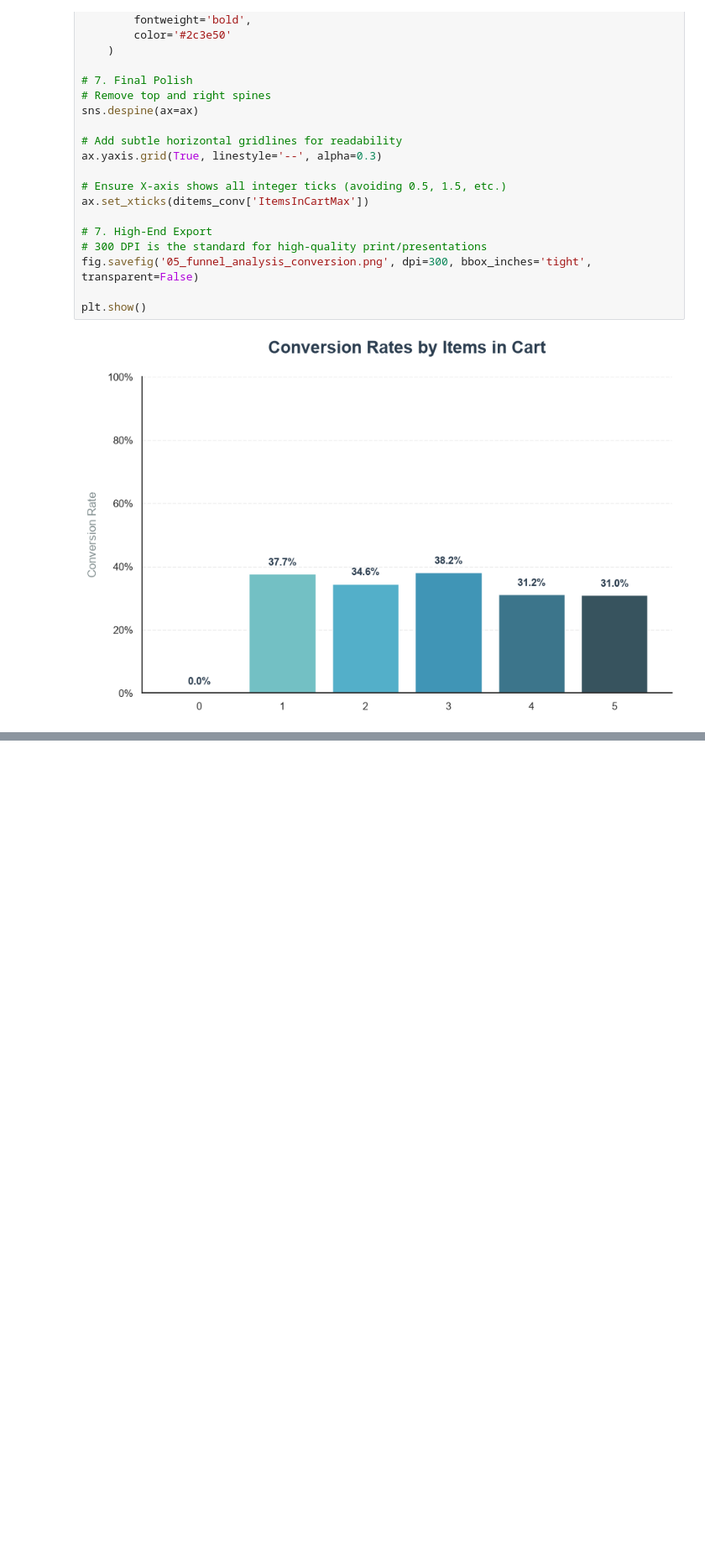
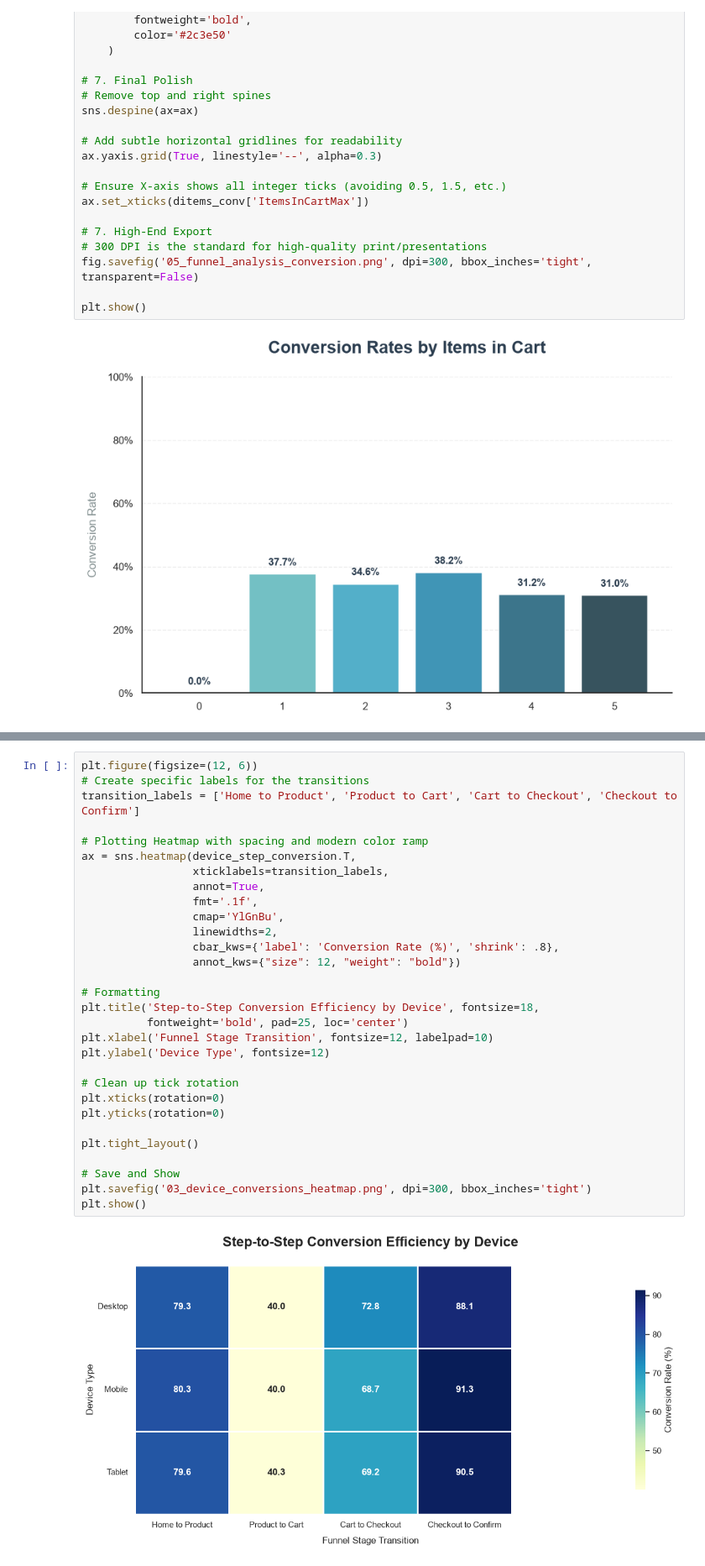
Before and after one commit to RondinellyOliveira/Funnel-Drop, a Jupyter notebook: Funnel_drop_analysis.ipynb, the cells around one changed output, grey strips where cells are left out. Shown: that part at 84% size. Saved outputs shown, nothing was run; the diff lists cells and outputs as text; blank space fills up the shorter version.

```diff
--- a/Funnel_drop_analysis.ipynb
+++ b/Funnel_drop_analysis.ipynb
@@ -529,0 +570,32 @@ plt.show()
+# %%
+plt.figure(figsize=(12, 6))
+# Create specific labels for the transitions
+transition_labels = ['Home to Product', 'Product to Cart', 'Cart to Checkout', 'Checkout to Confirm']
+
+# Plotting Heatmap with spacing and modern color ramp
+ax = sns.heatmap(device_step_conversion.T,
+                 xticklabels=transition_labels,
+                 annot=True,
+                 fmt='.1f',
+                 cmap='YlGnBu',
+                 linewidths=2,
+                 cbar_kws={'label': 'Conversion Rate (%)', 'shrink': .8},
+                 annot_kws={"size": 12, "weight": "bold"})
+
+# Formatting
+plt.title('Step-to-Step Conversion Efficiency by Device', fontsize=18,
+          fontweight='bold', pad=25, loc='center')
+plt.xlabel('Funnel Stage Transition', fontsize=12, labelpad=10)
+plt.ylabel('Device Type', fontsize=12)
+
+# Clean up tick rotation
+plt.xticks(rotation=0)
+plt.yticks(rotation=0)
+
+plt.tight_layout()
+
+# Save and Show
+plt.savefig('03_device_conversions_heatmap.png', dpi=300, bbox_inches='tight')
+plt.show()
+# %% [output]
+[figure, added]
```
Also changed, not shown: parts of 1 cell of this notebook.
